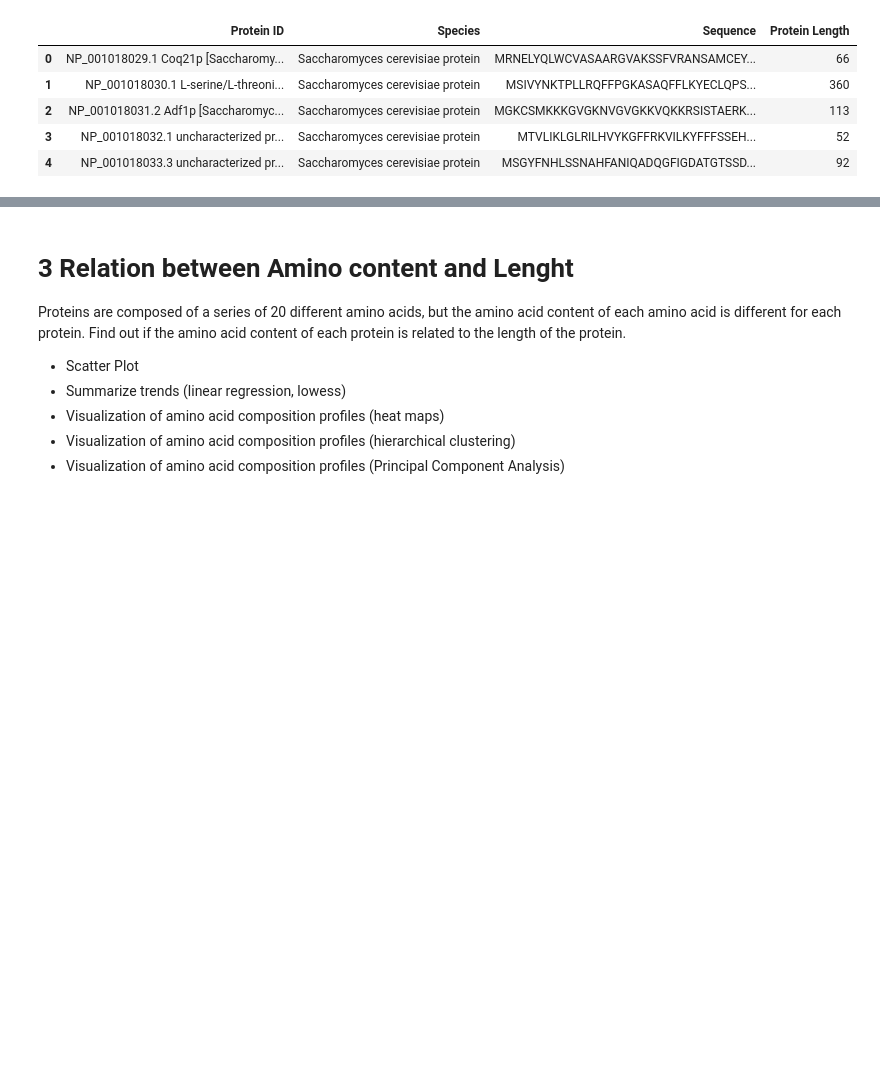
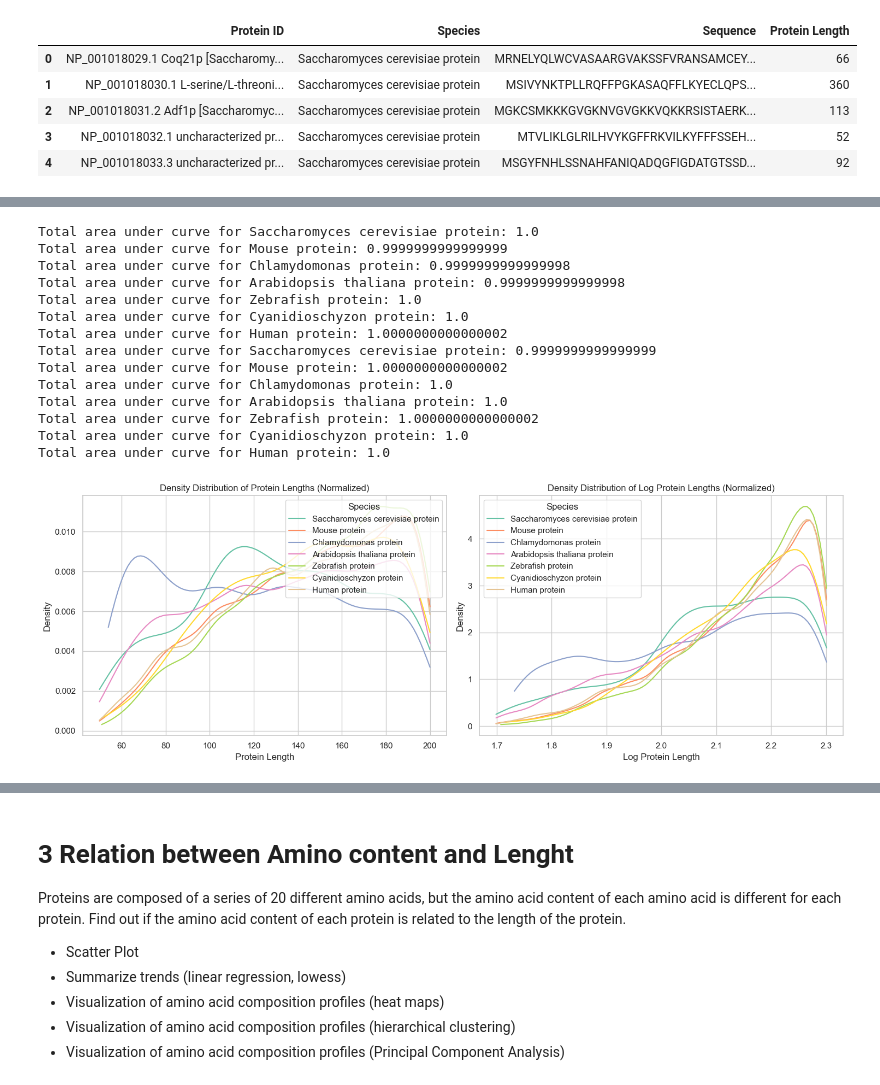
Before and after one commit to jarondlk/info-bio-exercise, a Jupyter notebook: task_1.ipynb, the cells around one changed output, grey strips where cells are left out. Drawn from its saved outputs; the diff is of its cells as text; code cells hidden in the pictures; blank space fills up the shorter version.

Commit message:
Update with density calc

```diff
--- a/task_1.ipynb
+++ b/task_1.ipynb
@@ -86,3 +112,7 @@ Total sequences parsed: 365746
 | 2 | NP_001018031.2 Adf1p [Saccharomyc... | Saccharomyces cerevisiae protein | MGKCSMKKKGVGKNVGVGKKVQKKRSISTAERK... | 113 |
 | 3 | NP_001018032.1 uncharacterized pr... | Saccharomyces cerevisiae protein | MTVLIKLGLRILHVYKGFFRKVILKYFFFSSEH... | 52 |
 | 4 | NP_001018033.3 uncharacterized pr... | Saccharomyces cerevisiae protein | MSGYFNHLSSNAHFANIQADQGFIGDATGTSSD... | 92 |
+# %%
+# Apply the filter to the parsed DataFrame
+df = filter_proteins(df)
+df.head()
@@ -146,6 +184,78 @@ def plot_protein_length_distribution(df):
 
     plt.tight_layout()
     plt.show()
+# %%
+import numpy as np
+import pandas as pd
+import seaborn as sns
+import matplotlib.pyplot as plt
+from scipy.stats import gaussian_kde
+
+def calculate_density(data):
+    data = np.array(data)
+    data = data[~np.isnan(data)]
+    kde = gaussian_kde(data)
+
+    # Create a range of values
+    x = np.linspace(np.min(data), np.max(data), 100)
+    density = kde(x)
+
+    # Normalize the density so that the area under the curve is 1
+    density /= np.trapz(density, x)  # Integrate and normalize
+
+    return x, density
+
+df['Log Protein Length'] = np.log10(df['Protein Length'])
+
+# Set up the plotting area
+plt.figure(figsize=(15, 10))
+
+# Density Distribution for Protein Length
+plt.subplot(2, 2, 1)
+unique_species = df['Species'].unique()
+for species in unique_species:
+
+    subset = df[df['Species'] == species]
+    x, density = calculate_density(subset['Protein Length'])
+    print(f"Total area under curve for {species}: {np.trapz(density, x)}")
+    plt.plot(x, density, label=species)
+
+plt.title('Density Distribution of Protein Lengths (Normalized)')
+plt.xlabel('Protein Length')
+plt.ylabel('Density')
+plt.legend(title='Species', loc='upper right')
+
+# Density Distribution for Log Protein Length
+plt.subplot(2, 2, 2)
+for species in unique_species:
+    subset = df[df['Species'] == species]
+    x, density = calculate_density(subset['Log Protein Length'])
+    print(f"Total area under curve for {species}: {np.trapz(density, x)}")
+    plt.plot(x, density, label=species)
+
+plt.title('Density Distribution of Log Protein Lengths (Normalized)')
+plt.xlabel('Log Protein Length')
+plt.ylabel('Density')
+plt.legend(title='Species', loc='upper left')
+
+plt.tight_layout()
+plt.show()
+# %% [output]
+Total area under curve for Saccharomyces cerevisiae protein: 1.0
+Total area under curve for Mouse protein: 0.9999999999999999
+Total area under curve for Chlamydomonas protein: 0.9999999999999998
+Total area under curve for Arabidopsis thaliana protein: 0.9999999999999998
+Total area under curve for Zebrafish protein: 1.0
+Total area under curve for Cyanidioschyzon protein: 1.0
+Total area under curve for Human protein: 1.0000000000000002
+Total area under curve for Saccharomyces cerevisiae protein: 0.9999999999999999
+Total area under curve for Mouse protein: 1.0000000000000002
+Total area under curve for Chlamydomonas protein: 1.0
+Total area under curve for Arabidopsis thaliana protein: 1.0
+Total area under curve for Zebrafish protein: 1.0000000000000002
+Total area under curve for Cyanidioschyzon protein: 1.0
+Total area under curve for Human protein: 1.0
+[figure, added]
 # %%
 # After you have the dataframe from the parsed fasta folder
 parsed_seqs = parse_fasta_folder('assignment01_data')
```
Also changed, not shown: parts of 6 cells of this notebook.
